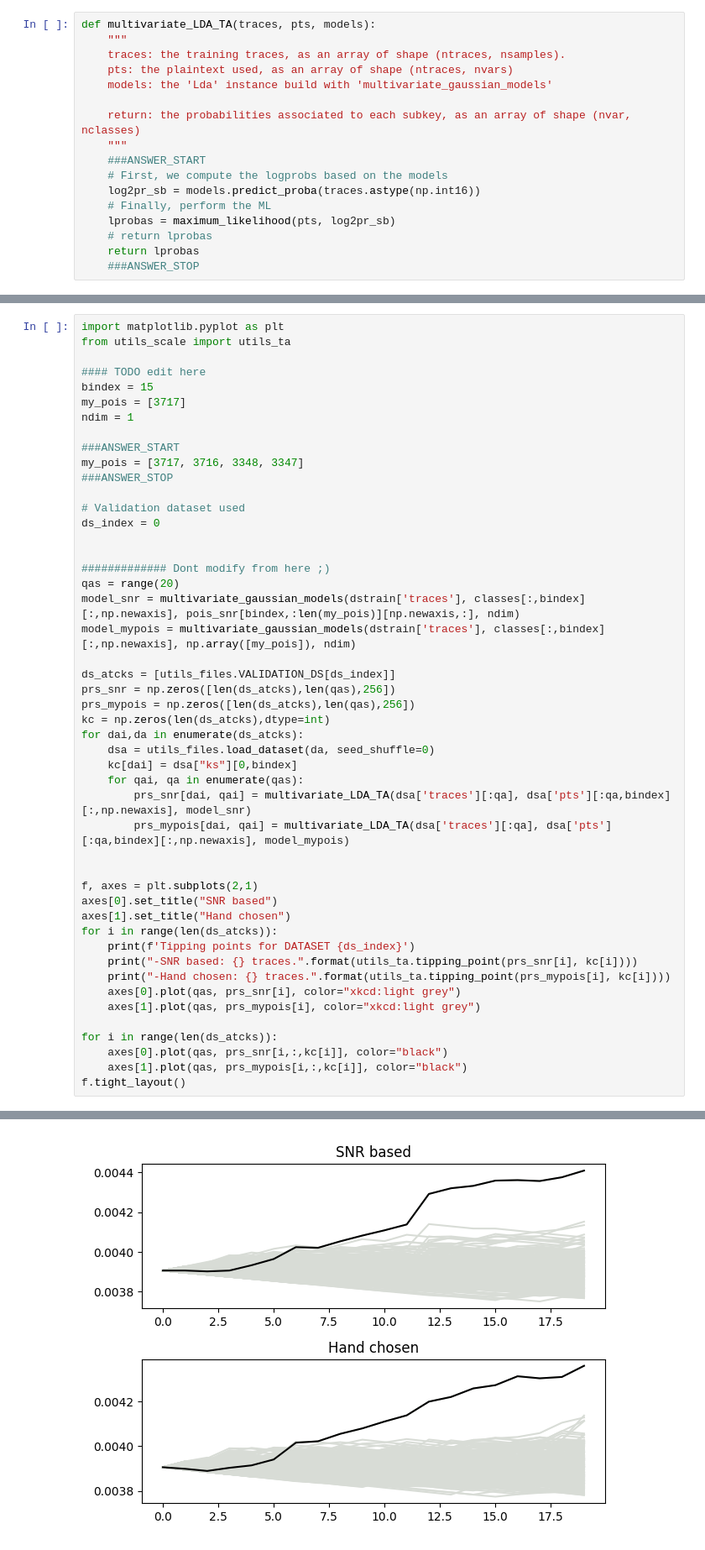
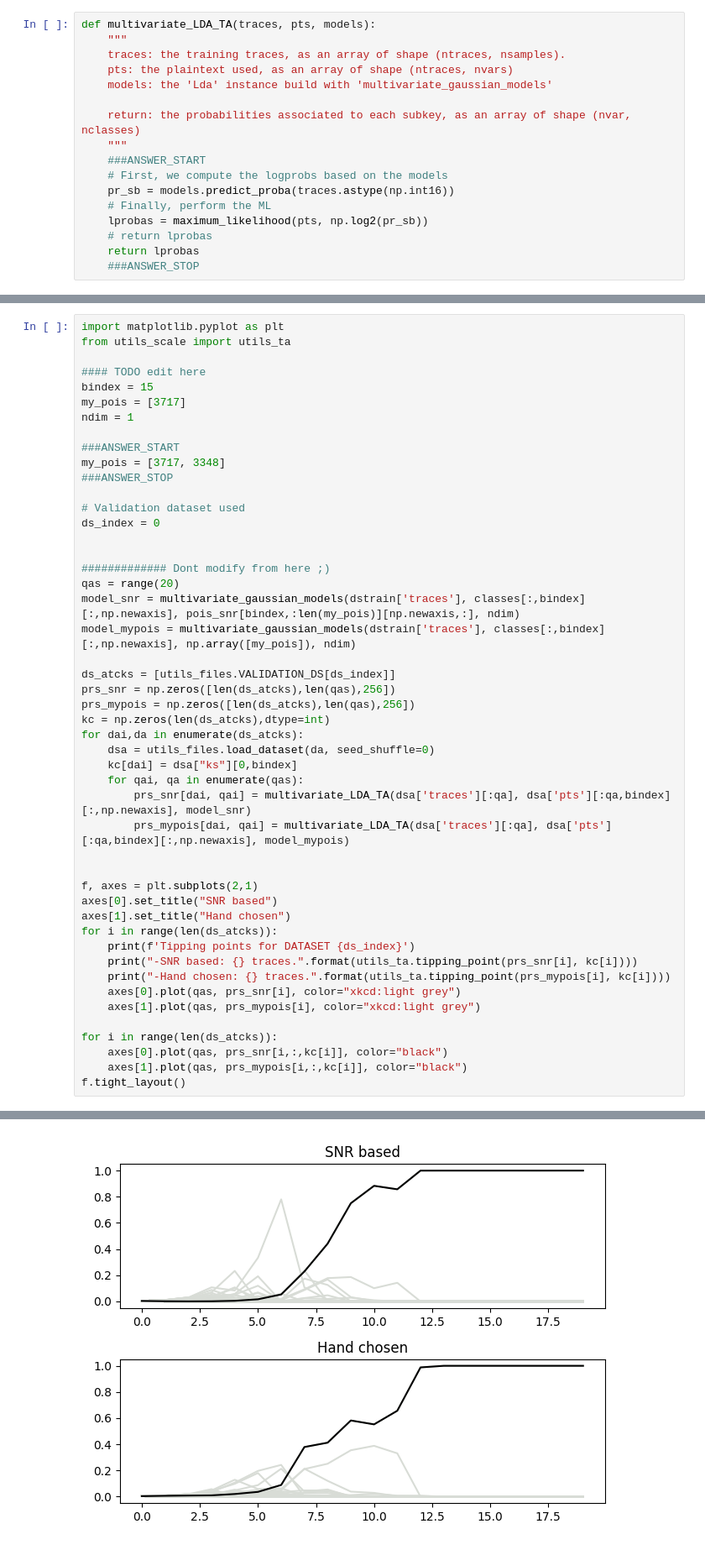
Before and after one commit to simple-crypto/scale-one, a Jupyter notebook: solution-scale_one-template_attack.ipynb, the cells around one changed output, grey strips where cells are left out. Shown at 84% size. Cells and saved outputs as stored; diff of their text form.

```diff
--- a/solution-scale_one-template_attack.ipynb
+++ b/solution-scale_one-template_attack.ipynb
@@ -495,9 +495,9 @@ def multivariate_LDA_TA(traces, pts, models):
     """
     ###ANSWER_START
     # First, we compute the logprobs based on the models
-    log2pr_sb = models.predict_proba(traces.astype(np.int16))
+    pr_sb = models.predict_proba(traces.astype(np.int16))
     # Finally, perform the ML
-    lprobas = maximum_likelihood(pts, log2pr_sb)
+    lprobas = maximum_likelihood(pts, np.log2(pr_sb))
     # return lprobas
     return lprobas
     ###ANSWER_STOP
@@ -587,7 +598,7 @@ my_pois = [3717]
 ndim = 1
 
 ###ANSWER_START
-my_pois = [3717, 3716, 3348, 3347]
+my_pois = [3717, 3348]
 ###ANSWER_STOP
 
 # Validation dataset used
@@ -602,31 +613,31 @@ model_mypois = multivariate_gaussian_models(dstrain['traces'], classes[:,bindex]
 ds_atcks = [utils_files.VALIDATION_DS[ds_index]]
 prs_snr = np.zeros([len(ds_atcks),len(qas),256])
 prs_mypois = np.zeros([len(ds_atcks),len(qas),256])
 kc = np.zeros(len(ds_atcks),dtype=int)
 for dai,da in enumerate(ds_atcks):
     dsa = utils_files.load_dataset(da, seed_shuffle=0)
     kc[dai] = dsa["ks"][0,bindex]
     for qai, qa in enumerate(qas):
         prs_snr[dai, qai] = multivariate_LDA_TA(dsa['traces'][:qa], dsa['pts'][:qa,bindex][:,np.newaxis], model_snr)
         prs_mypois[dai, qai] = multivariate_LDA_TA(dsa['traces'][:qa], dsa['pts'][:qa,bindex][:,np.newaxis], model_mypois)
 
 
 f, axes = plt.subplots(2,1)
 axes[0].set_title("SNR based")
 axes[1].set_title("Hand chosen")
 for i in range(len(ds_atcks)):
     print(f'Tipping points for DATASET {ds_index}')
     print("-SNR based: {} traces.".format(utils_ta.tipping_point(prs_snr[i], kc[i])))
     print("-Hand chosen: {} traces.".format(utils_ta.tipping_point(prs_mypois[i], kc[i])))
     axes[0].plot(qas, prs_snr[i], color="xkcd:light grey")
     axes[1].plot(qas, prs_mypois[i], color="xkcd:light grey")
 
 for i in range(len(ds_atcks)):
     axes[0].plot(qas, prs_snr[i,:,kc[i]], color="black")
     axes[1].plot(qas, prs_mypois[i,:,kc[i]], color="black")
 f.tight_layout()
 # %% [output]
 Tipping points for DATASET 0
 -SNR based: 8 traces.
 -Hand chosen: 7 traces.
-[figure, old version]
+[figure, new version]
```
Also changed, not shown: parts of 3 cells of this notebook, 1 other file.
